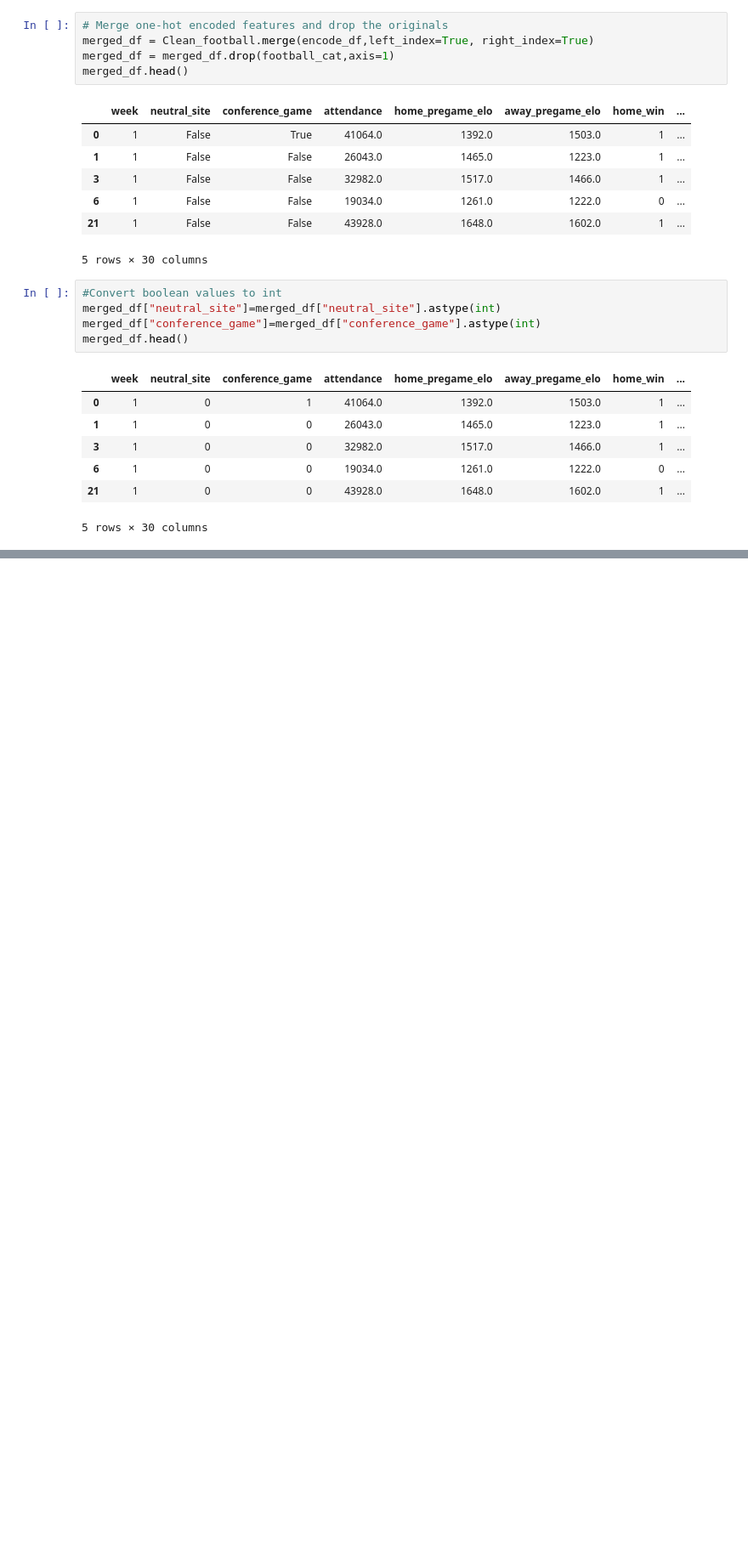
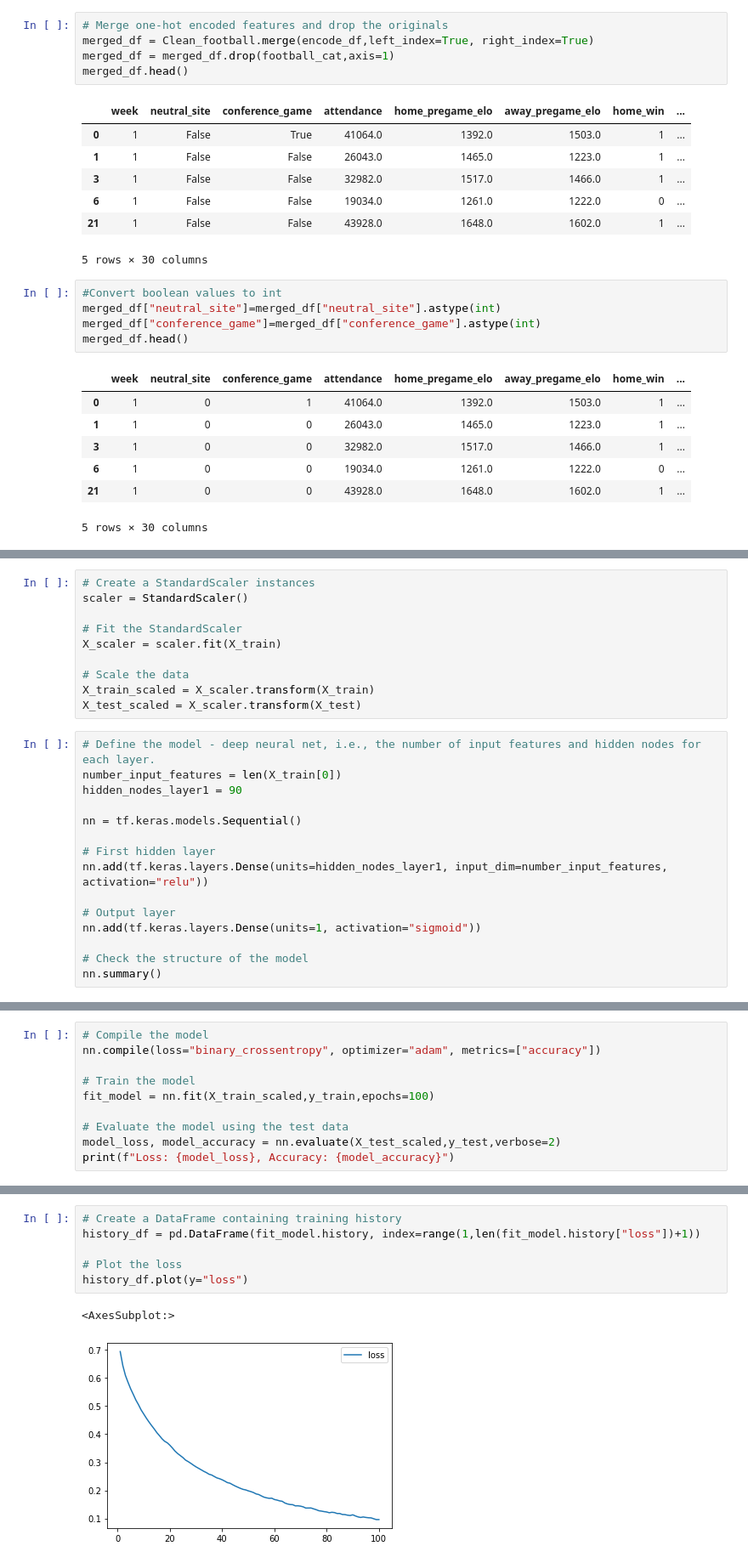
Before and after one commit to baumgartner-99/Team-7-Final-Project, a Jupyter notebook: NN_Learning_Predictions.ipynb, the cells around one changed output, grey strips where cells are left out. Shown: that part at 85% size. Saved outputs shown, nothing was run; the diff lists cells and outputs as text; blank space fills up the shorter version.

Commit message:
neural network output

```diff
--- a/NN_Learning_Predictions.ipynb
+++ b/NN_Learning_Predictions.ipynb
@@ -206,0 +214,25 @@ merged_df.head()
+# %%
+# Create a StandardScaler instances
+scaler = StandardScaler()
+
+# Fit the StandardScaler
+X_scaler = scaler.fit(X_train)
+
+# Scale the data
+X_train_scaled = X_scaler.transform(X_train)
+X_test_scaled = X_scaler.transform(X_test)
+# %%
+# Define the model - deep neural net, i.e., the number of input features and hidden nodes for each layer.
+number_input_features = len(X_train[0])
+hidden_nodes_layer1 = 90
+
+nn = tf.keras.models.Sequential()
+
+# First hidden layer
+nn.add(tf.keras.layers.Dense(units=hidden_nodes_layer1, input_dim=number_input_features, activation="relu"))
+
+# Output layer
+nn.add(tf.keras.layers.Dense(units=1, activation="sigmoid"))
+
+# Check the structure of the model
+nn.summary()
@@ -206,0 +253,10 @@ merged_df.head()
+# %%
+# Compile the model
+nn.compile(loss="binary_crossentropy", optimizer="adam", metrics=["accuracy"])
+
+# Train the model
+fit_model = nn.fit(X_train_scaled,y_train,epochs=100)
+
+# Evaluate the model using the test data
+model_loss, model_accuracy = nn.evaluate(X_test_scaled,y_test,verbose=2)
+print(f"Loss: {model_loss}, Accuracy: {model_accuracy}")
@@ -206,0 +281,9 @@ merged_df.head()
+# %%
+# Create a DataFrame containing training history
+history_df = pd.DataFrame(fit_model.history, index=range(1,len(fit_model.history["loss"])+1))
+
+# Plot the loss
+history_df.plot(y="loss")
+# %% [output]
+<AxesSubplot:>
+[figure, added]
```
Also changed, not shown: parts of 4 cells of this notebook.
